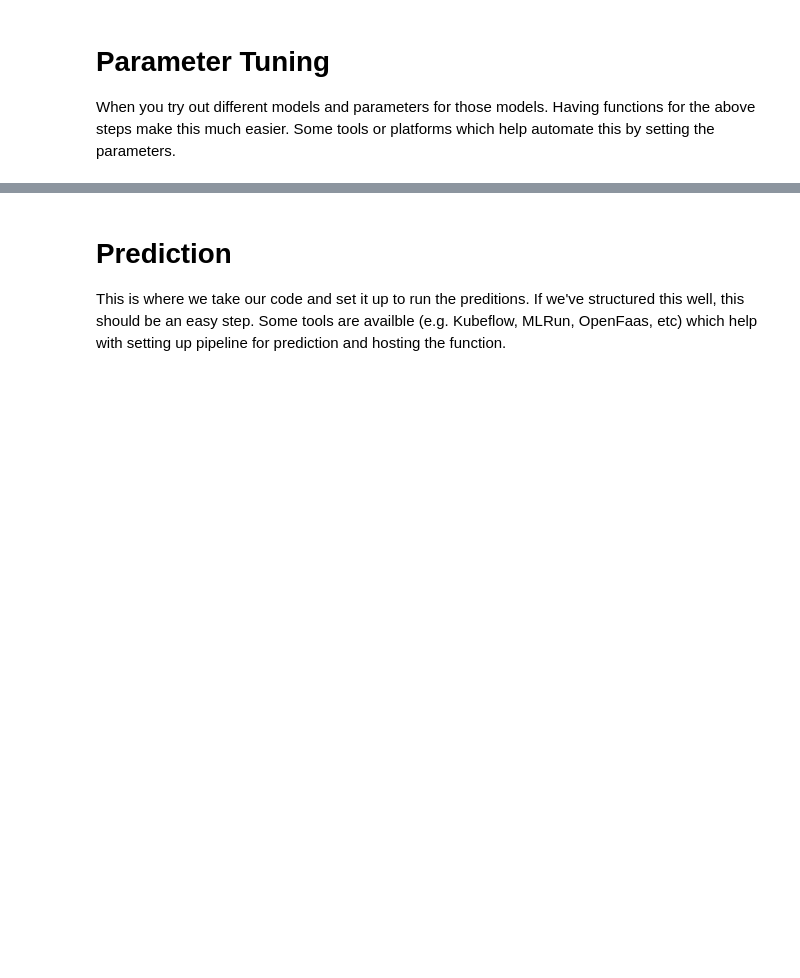
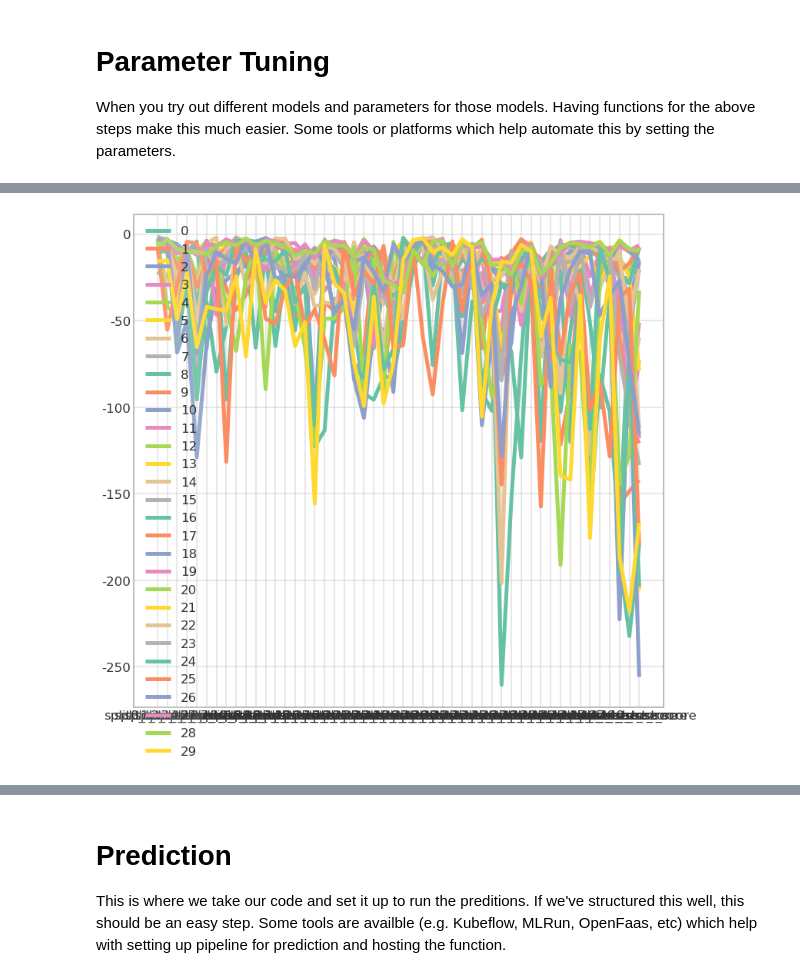
Before and after one commit to earthastronaut/the_crystal_ball, a Jupyter notebook: notebook/the_crystal_ball.ipynb, the cells around one changed output, grey strips where cells are left out. Cells and saved outputs as stored; diff of their text form; code cells hidden in the pictures; blank space fills up the shorter version.

```diff
--- a/notebook/the_crystal_ball.ipynb
+++ b/notebook/the_crystal_ball.ipynb
@@ -414,0 +371,5 @@ ax.figure.show('jupyterlab')
+# %%
+ax = the_crystal_ball.visualization.plot_search_evaluate_results(results)
+ax.figure.show('jupyterlab')
+# %% [output]
+[figure, added]
```
Also changed, not shown: parts of 18 cells of this notebook, 3 other files.
